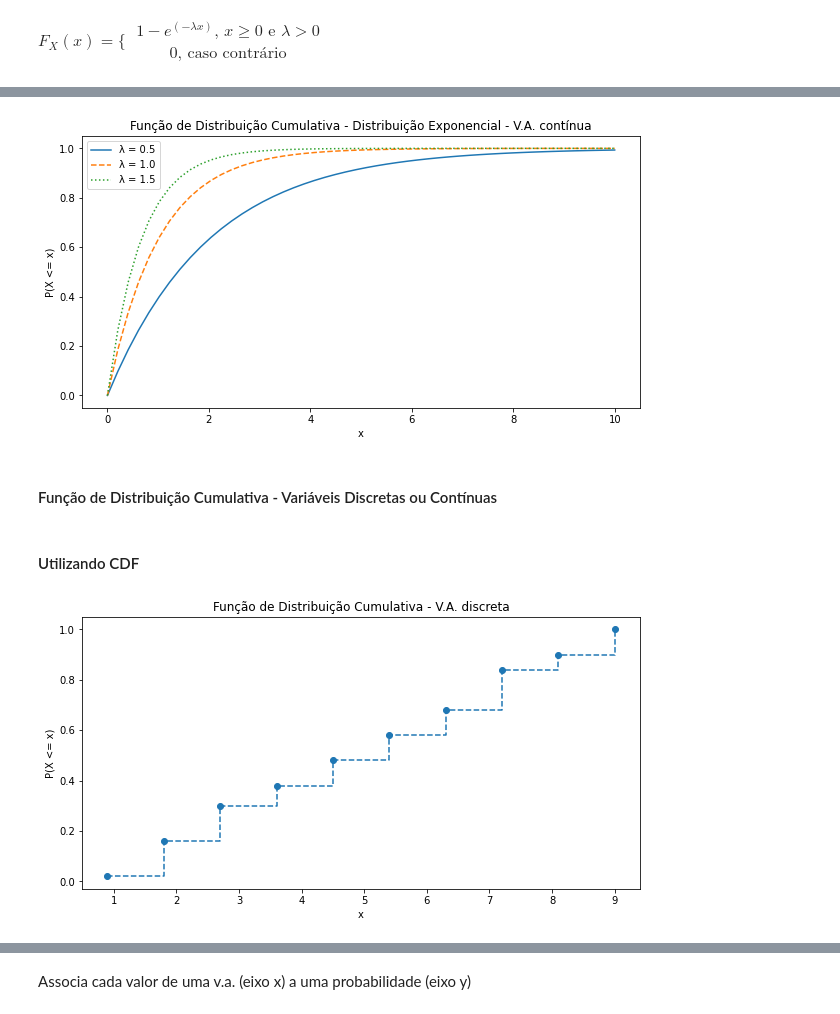
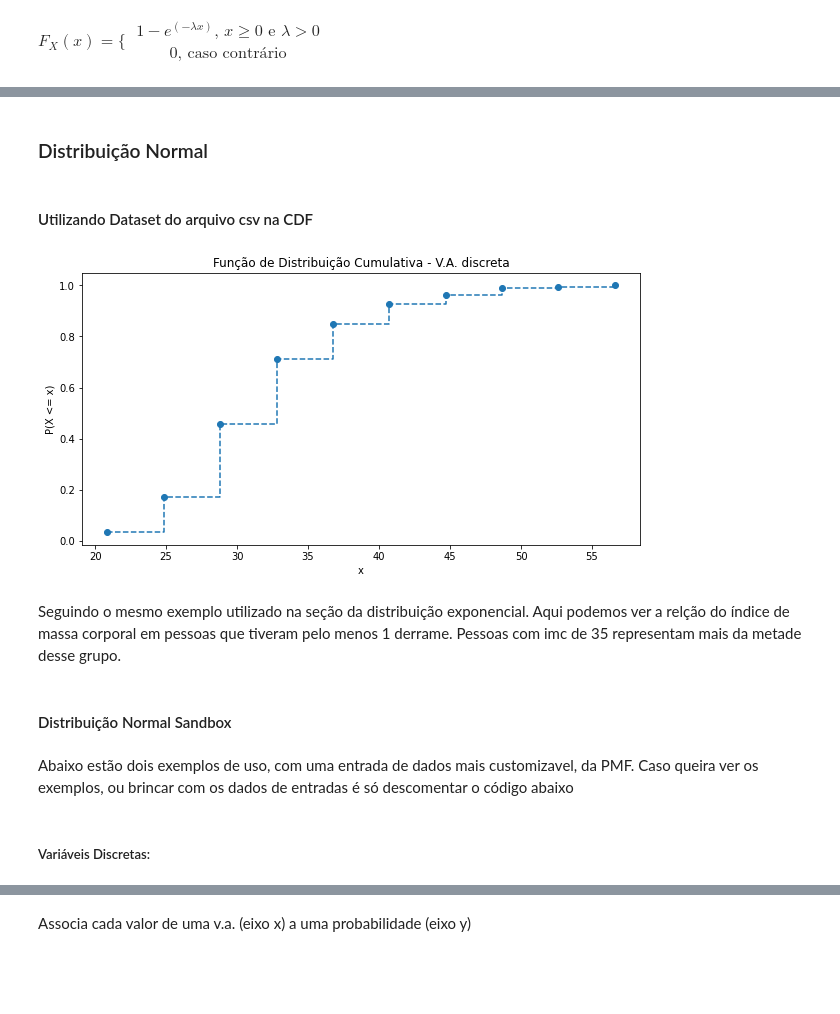
Before and after one commit to arthurgonze/ADS, a Jupyter notebook: mq_02.ipynb, the cells around one changed output, grey strips where cells are left out. Drawn from its saved outputs; the diff is of its cells as text; code cells hidden in the pictures; blank space fills up the shorter version.

```diff
--- a/mq_02.ipynb
+++ b/mq_02.ipynb
@@ -92,11 +158,9 @@ exp_cdf(cdf_dataset, va_discreta)
 # %%
-va_discreta = False
-cdf_dataset = np.linspace(0,10,50)
-exp_cdf(cdf_dataset, va_discreta)
+# va_discreta = False
+# cdf_dataset = np.linspace(0,10,50)
+# exp_cdf(cdf_dataset, va_discreta)
-# %% [output]
-[figure, removed]
-# %% [markdown]
-#### Função de Distribuição Cumulativa - Variáveis Discretas ou Contínuas
+# %% [markdown]
+### Distribuição Normal
 # %%
 def cdf(dados,va_discreta):
     if va_discreta:
@@ -122,10 +186,20 @@ def cdf(dados,va_discreta):
         plt.title("Função de Distribuição Cumulativa - V.A. contínua")
         plt.show()
 # %% [markdown]
-#### Utilizando CDF
+#### Utilizando Dataset do arquivo csv na CDF
+# %%
+cdf(derrames["bmi"],True)
+# %% [output]
+[figure, added]
+# %% [markdown]
+Seguindo o mesmo exemplo utilizado na seção da distribuição exponencial. Aqui podemos ver a relção do índice de massa corporal em pessoas que tiveram pelo menos 1 derrame. Pessoas com imc de 35 representam mais da metade desse grupo.
+# %% [markdown]
+#### Distribuição Normal Sandbox
+# %% [markdown]
+Abaixo estão dois exemplos de uso, com uma entrada de dados mais customizavel, da PMF. Caso queira ver os exemplos, ou brincar com os dados de entradas é só descomentar o código abaixo
+# %% [markdown]
+##### Variáveis Discretas:
 # %%
-va_discreta = True
-cdf_dataset = np.random.randint(0,10,50)
-cdf(cdf_dataset,va_discreta)
+# va_discreta = True
+# cdf_dataset = np.random.randint(0,10,50)
+# cdf(cdf_dataset,va_discreta)
-# %% [output]
-[figure, removed]
```
Also changed, not shown: parts of 58 cells of this notebook.
